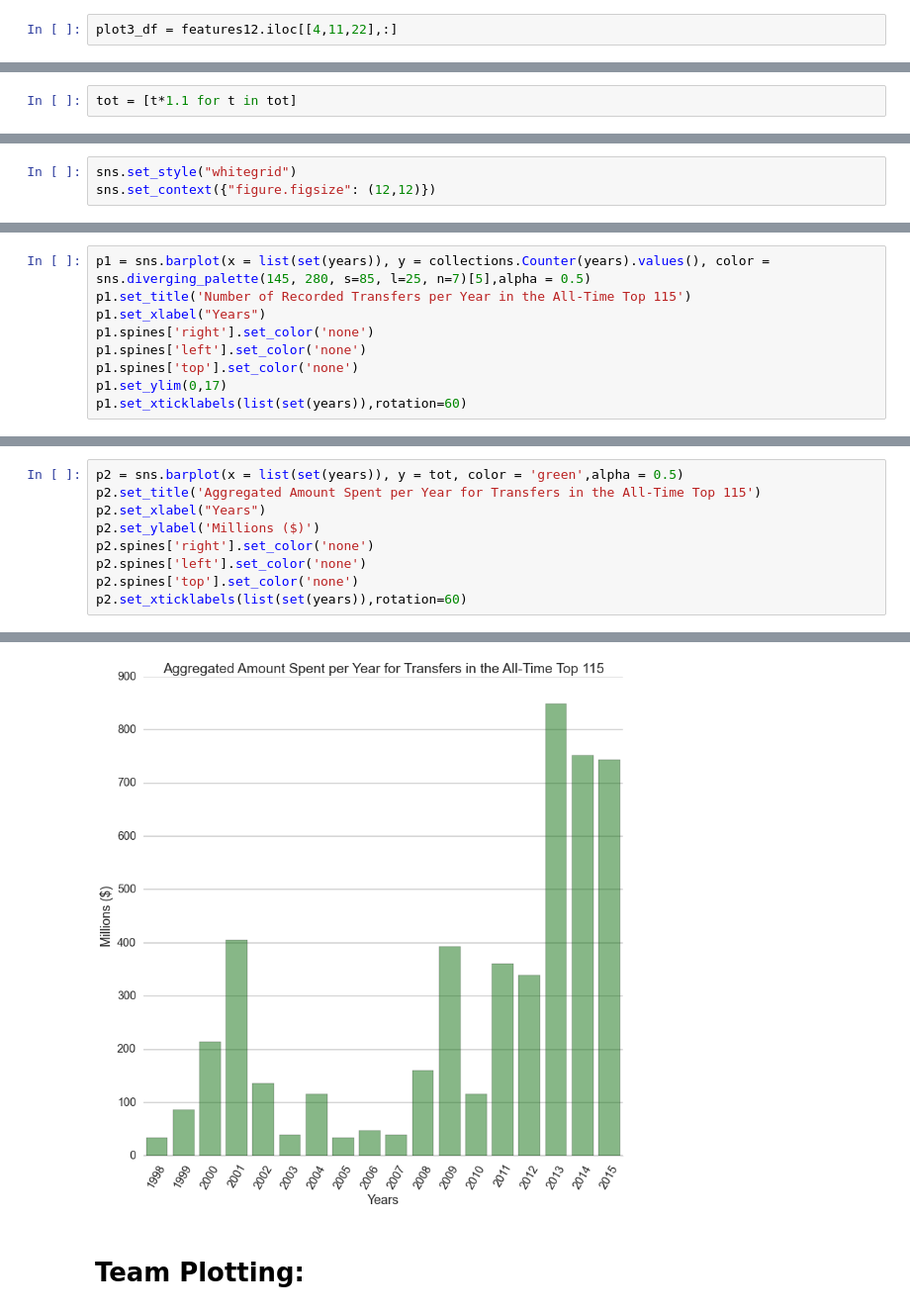
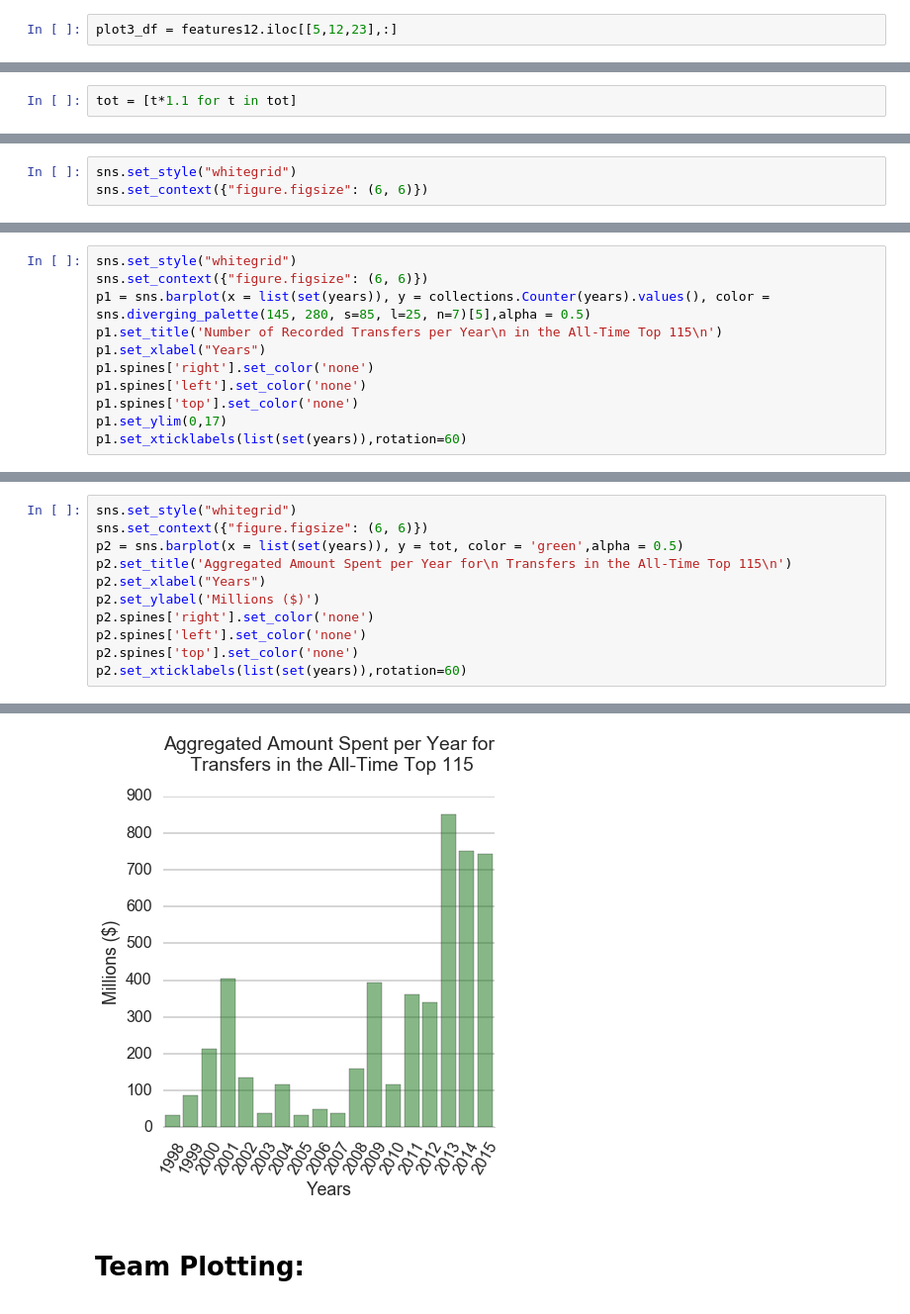
Before and after one commit to cs109-FIFA/cs109-FIFA, a Jupyter notebook: Plots/Plotting_bis.ipynb, the cells around one changed output, grey strips where cells are left out. Shown at 99% size. Cells and saved outputs as stored; diff of their text form.

```diff
--- a/Plots/Plotting_bis.ipynb
+++ b/Plots/Plotting_bis.ipynb
@@ -322,4 +322,4 @@ Name: season_value, dtype: object
 # %% [markdown]
 # Plot 3:
 # %%
-plot3_df = features12.iloc[[4,11,22],:]
+plot3_df = features12.iloc[[5,12,23],:]
@@ -656,3 +687,3 @@ len(collections.Counter(years).values())
 # %%
 sns.set_style("whitegrid")
-sns.set_context({"figure.figsize": (12,12)})
+sns.set_context({"figure.figsize": (6, 6)})
@@ -659,6 +712,8 @@ sns.set_context({"figure.figsize": (12,12)})
 # %%
+sns.set_style("whitegrid")
+sns.set_context({"figure.figsize": (6, 6)})
 p1 = sns.barplot(x = list(set(years)), y = collections.Counter(years).values(), color = sns.diverging_palette(145, 280, s=85, l=25, n=7)[5],alpha = 0.5)
-p1.set_title('Number of Recorded Transfers per Year in the All-Time Top 115')
+p1.set_title('Number of Recorded Transfers per Year\n in the All-Time Top 115\n')
 p1.set_xlabel("Years")
 p1.spines['right'].set_color('none')
 p1.spines['left'].set_color('none')
@@ -688,32 +743,34 @@ p1.set_xticklabels(list(set(years)),rotation=60)
 # %%
+sns.set_style("whitegrid")
+sns.set_context({"figure.figsize": (6, 6)})
 p2 = sns.barplot(x = list(set(years)), y = tot, color = 'green',alpha = 0.5)
-p2.set_title('Aggregated Amount Spent per Year for Transfers in the All-Time Top 115')
+p2.set_title('Aggregated Amount Spent per Year for\n Transfers in the All-Time Top 115\n')
 p2.set_xlabel("Years")
 p2.set_ylabel('Millions ($)')
 p2.spines['right'].set_color('none')
 p2.spines['left'].set_color('none')
 p2.spines['top'].set_color('none')
 p2.set_xticklabels(list(set(years)),rotation=60)
 # %% [output]
 [<matplotlib.text.Text at 0x...>,
  <matplotlib.text.Text at 0x...>,
  <matplotlib.text.Text at 0x...>,
  <matplotlib.text.Text at 0x...>,
  <matplotlib.text.Text at 0x...>,
  <matplotlib.text.Text at 0x...>,
  <matplotlib.text.Text at 0x...>,
  <matplotlib.text.Text at 0x...>,
  <matplotlib.text.Text at 0x...>,
  <matplotlib.text.Text at 0x...>,
  <matplotlib.text.Text at 0x...>,
  <matplotlib.text.Text at 0x...>,
  <matplotlib.text.Text at 0x...>,
  <matplotlib.text.Text at 0x...>,
  <matplotlib.text.Text at 0x...>,
  <matplotlib.text.Text at 0x...>,
  <matplotlib.text.Text at 0x...>,
  <matplotlib.text.Text at 0x...>]
-[figure, old version]
+[figure, new version]
 # %% [markdown]
 # Team Plotting:
 # %% [markdown]
```
Also changed, not shown: parts of 23 cells of this notebook, 2 other files.
